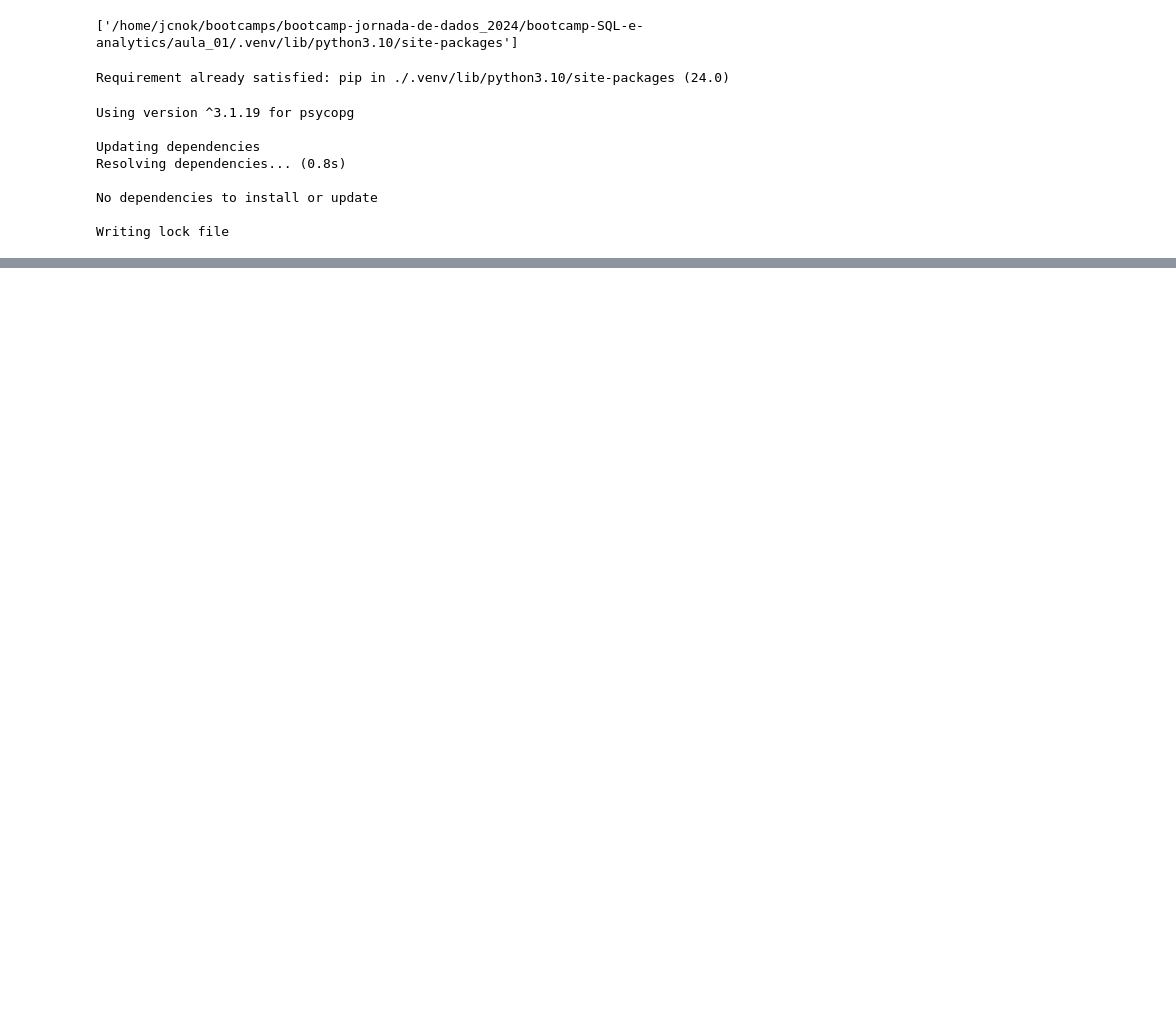
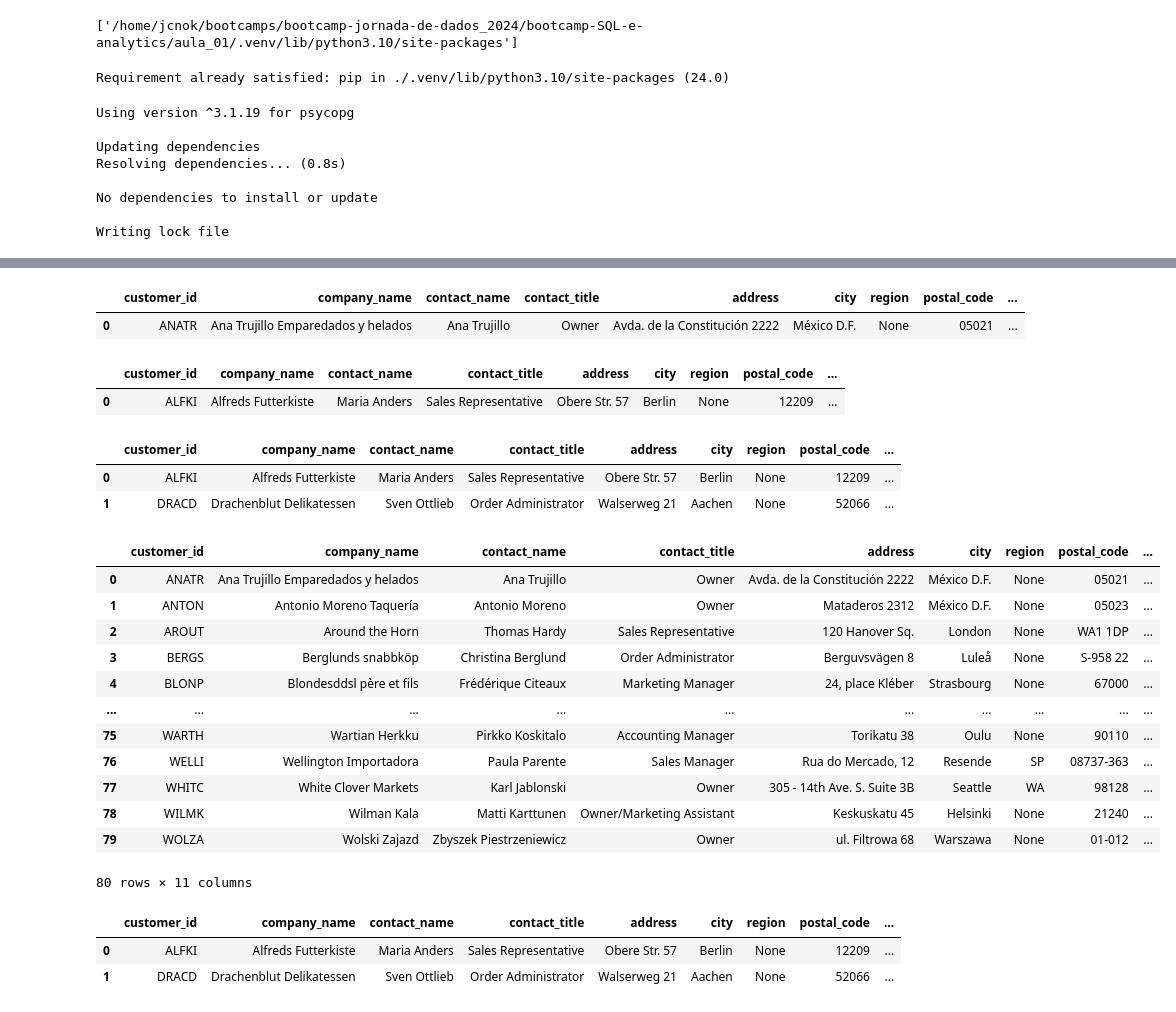
Before and after one commit to Jcnok/bootcamp-jornada-de-dados_2024, a Jupyter notebook: bootcamp-SQL-e-analytics/aula_01/Notebook/aula_01.ipynb, the cells around one changed output, grey strips where cells are left out. Cells and saved outputs as stored; diff of their text form; code cells hidden in the pictures; blank space fills up the shorter version.

```diff
--- a/bootcamp-SQL-e-analytics/aula_01/Notebook/aula_01.ipynb
+++ b/bootcamp-SQL-e-analytics/aula_01/Notebook/aula_01.ipynb
@@ -265,0 +522,53 @@ except psycopg.OperationalError as e:
+# %%
+# Seleciona clientes com ID específico
+cursor.execute("SELECT * FROM customers WHERE customer_id='ANATR';")
+results = cursor.fetchall()
+pd.DataFrame(results, columns=[desc[0] for desc in cursor.description])
+# %% [output]
+|  | customer_id | company_name | contact_name | contact_title | address | city | region | postal_code | ... |
+| 0 | ANATR | Ana Trujillo Emparedados y helados | Ana Trujillo | Owner | Avda. de la Constitución 2222 | México D.F. | None | 05021 | ... |
+# %%
+# Utiliza AND para múltiplos critérios
+cursor.execute("SELECT * FROM customers WHERE country='Germany' AND city='Berlin';")
+results = cursor.fetchall()
+pd.DataFrame(results, columns=[desc[0] for desc in cursor.description])
+# %% [output]
+|  | customer_id | company_name | contact_name | contact_title | address | city | region | postal_code | ... |
+| 0 | ALFKI | Alfreds Futterkiste | Maria Anders | Sales Representative | Obere Str. 57 | Berlin | None | 12209 | ... |
+# %%
+# Utiliza OR para mais de uma cidade
+cursor.execute("SELECT * FROM customers WHERE city='Berlin' OR city='Aachen';")
+results = cursor.fetchall()
+pd.DataFrame(results, columns=[desc[0] for desc in cursor.description])
+# %% [output]
+|  | customer_id | company_name | contact_name | contact_title | address | city | region | postal_code | ... |
+| 0 | ALFKI | Alfreds Futterkiste | Maria Anders | Sales Representative | Obere Str. 57 | Berlin | None | 12209 | ... |
+| 1 | DRACD | Drachenblut Delikatessen | Sven Ottlieb | Order Administrator | Walserweg 21 | Aachen | None | 52066 | ... |
+# %%
+# Utiliza NOT para excluir a Alemanha
+cursor.execute("SELECT * FROM customers WHERE country<>'Germany';")
+results = cursor.fetchall()
+pd.DataFrame(results, columns=[desc[0] for desc in cursor.description])
+# %% [output]
+|  | customer_id | company_name | contact_name | contact_title | address | city | region | postal_code | ... |
+| 0 | ANATR | Ana Trujillo Emparedados y helados | Ana Trujillo | Owner | Avda. de la Constitución 2222 | México D.F. | None | 05021 | ... |
+| 1 | ANTON | Antonio Moreno Taquería | Antonio Moreno | Owner | Mataderos 2312 | México D.F. | None | 05023 | ... |
+| 2 | AROUT | Around the Horn | Thomas Hardy | Sales Representative | 120 Hanover Sq. | London | None | WA1 1DP | ... |
+| 3 | BERGS | Berglunds snabbköp | Christina Berglund | Order Administrator | Berguvsvägen 8 | Luleå | None | S-958 22 | ... |
+| 4 | BLONP | Blondesddsl père et fils | Frédérique Citeaux | Marketing Manager | 24, place Kléber | Strasbourg | None | 67000 | ... |
+| ... | ... | ... | ... | ... | ... | ... | ... | ... | ... |
+| 75 | WARTH | Wartian Herkku | Pirkko Koskitalo | Accounting Manager | Torikatu 38 | Oulu | None | 90110 | ... |
+| 76 | WELLI | Wellington Importadora | Paula Parente | Sales Manager | Rua do Mercado, 12 | Resende | SP | 08737-363 | ... |
+| 77 | WHITC | White Clover Markets | Karl Jablonski | Owner | 305 - 14th Ave. S. Suite 3B | Seattle | WA | 98128 | ... |
+| 78 | WILMK | Wilman Kala | Matti Karttunen | Owner/Marketing Assistant | Keskuskatu 45 | Helsinki | None | 21240 | ... |
+| 79 | WOLZA | Wolski Zajazd | Zbyszek Piestrzeniewicz | Owner | ul. Filtrowa 68 | Warszawa | None | 01-012 | ... |
+80 rows × 11 columns
+# %%
+# Combina AND, OR e NOT
+cursor.execute("SELECT * FROM customers WHERE country='Germany' AND (city='Berlin' OR city='Aachen');")
+results = cursor.fetchall()
+pd.DataFrame(results, columns=[desc[0] for desc in cursor.description])
+# %% [output]
+|  | customer_id | company_name | contact_name | contact_title | address | city | region | postal_code | ... |
+| 0 | ALFKI | Alfreds Futterkiste | Maria Anders | Sales Representative | Obere Str. 57 | Berlin | None | 12209 | ... |
+| 1 | DRACD | Drachenblut Delikatessen | Sven Ottlieb | Order Administrator | Walserweg 21 | Aachen | None | 52066 | ... |
```
Also changed, not shown: parts of 52 cells of this notebook.
